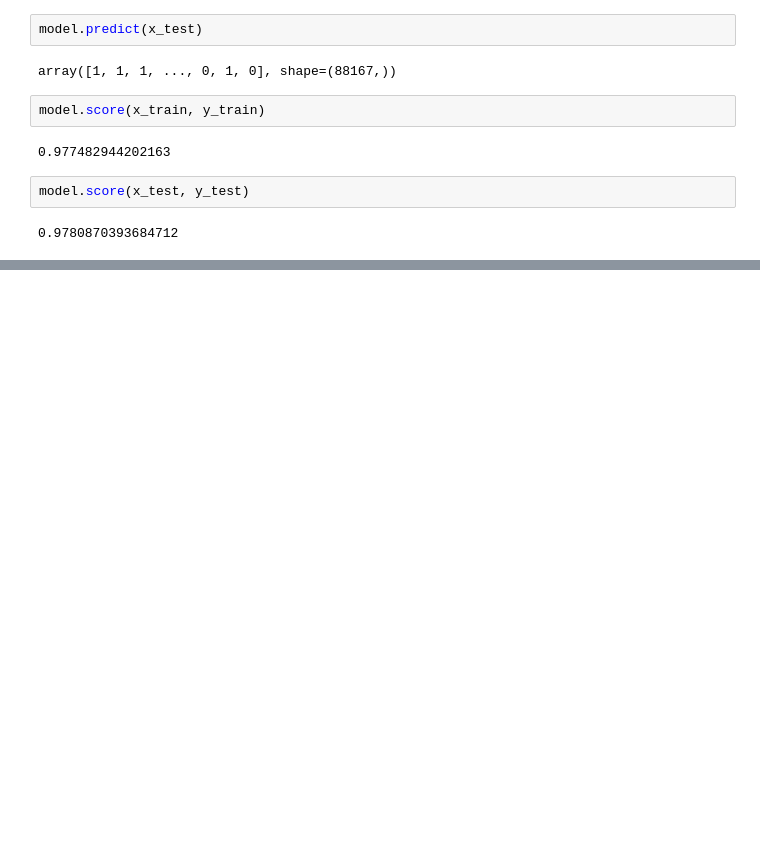
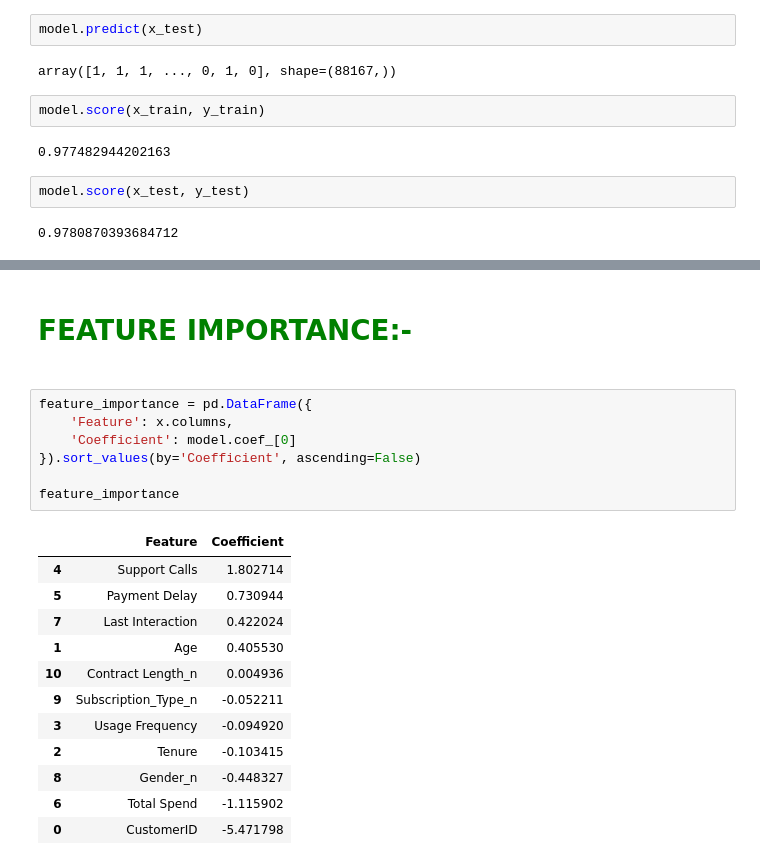
Before and after one commit to itsTaniCodes/Machine-Learning-projects-, a Jupyter notebook: 01_Customer_churn_LogisticRegression_classification.ipynb, the cells around one changed output, grey strips where cells are left out. Cells and saved outputs as stored; diff of their text form; blank space fills up the shorter version.

```diff
--- a/01_Customer_churn_LogisticRegression_classification.ipynb
+++ b/01_Customer_churn_LogisticRegression_classification.ipynb
@@ -213,0 +243,22 @@ model.score(x_test, y_test)
+# %% [markdown]
+<h1><span style ="color:green;">FEATURE IMPORTANCE:-</span><h1>
+# %%
+feature_importance = pd.DataFrame({
+    'Feature': x.columns,
+    'Coefficient': model.coef_[0]
+}).sort_values(by='Coefficient', ascending=False)
+
+feature_importance
+# %% [output]
+|  | Feature | Coefficient |
+| 4 | Support Calls | 1.802714 |
+| 5 | Payment Delay | 0.730944 |
+| 7 | Last Interaction | 0.422024 |
+| 1 | Age | 0.405530 |
+| 10 | Contract Length_n | 0.004936 |
+| 9 | Subscription_Type_n | -0.052211 |
+| 3 | Usage Frequency | -0.094920 |
+| 2 | Tenure | -0.103415 |
+| 8 | Gender_n | -0.448327 |
+| 6 | Total Spend | -1.115902 |
+| 0 | CustomerID | -5.471798 |
```
Also changed, not shown: parts of 10 cells of this notebook.
